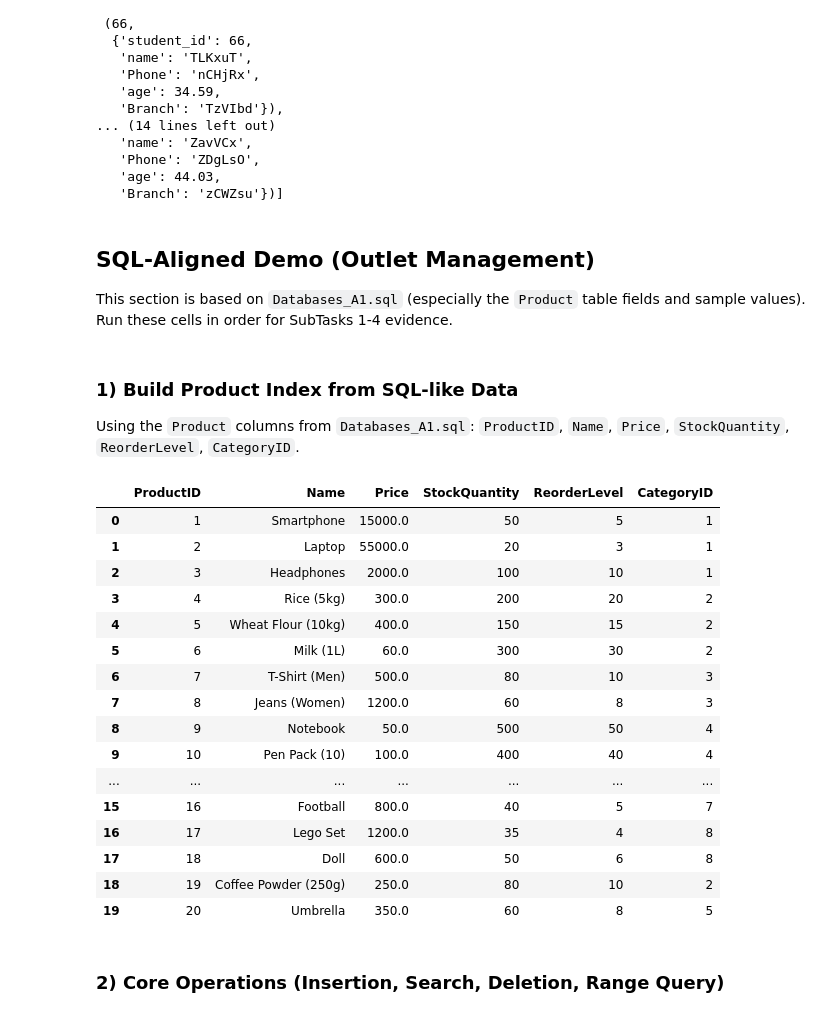
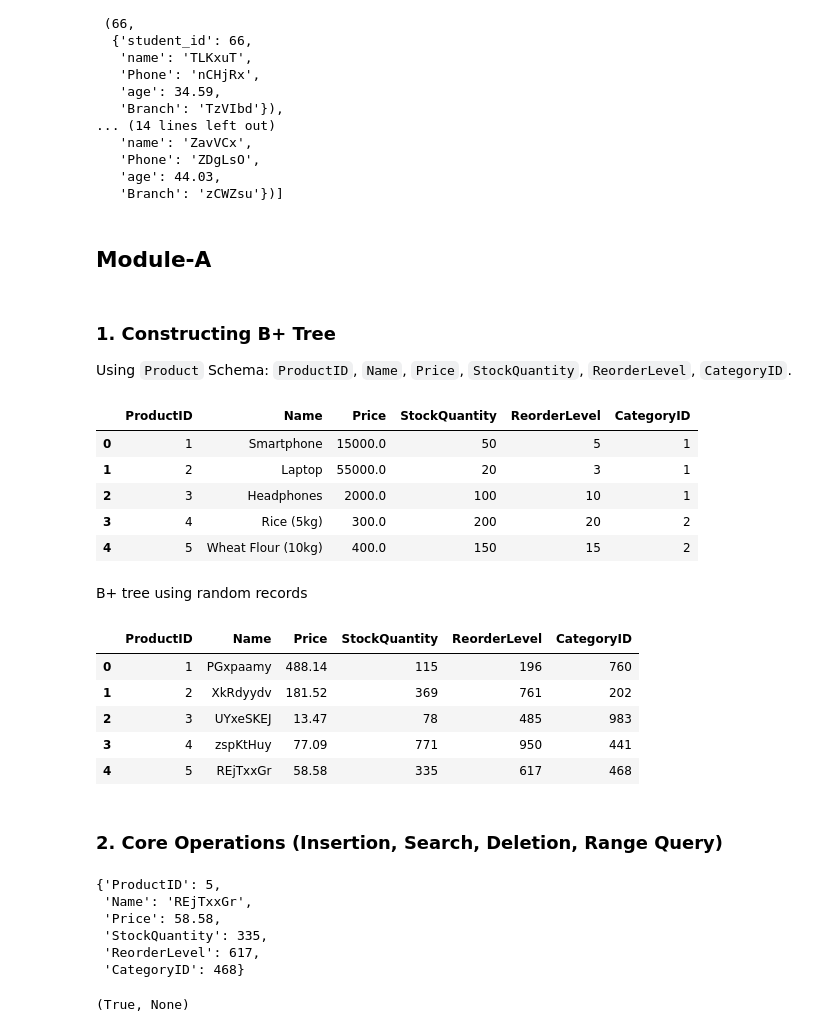
Before and after one commit to OgiboyinaAkash/DB_A2, a Jupyter notebook: db_management_system/database/main.ipynb, the cells around one changed output. Saved outputs shown, nothing was run; the diff lists cells and outputs as text; code cells hidden in the pictures.

```diff
--- a/db_management_system/database/main.ipynb
+++ b/db_management_system/database/main.ipynb
@@ -151,7 +151,5 @@ table_stu.range_query(63, 70)
    'age': 44.03,
    'Branch': 'zCWZsu'})]
 # %% [markdown]
-## SQL-Aligned Demo (Outlet Management)
-This section is based on `Databases_A1.sql` (especially the `Product` table fields and sample values).
-Run these cells in order for SubTasks 1-4 evidence.
+## Module-A
 # %%
@@ -160,51 +159,33 @@ from performance_analyzer import PerformanceAnalyzer
 from IPython.display import SVG, display
 import pandas as pd
 # %% [markdown]
-### 1) Build Product Index from SQL-like Data
-Using the `Product` columns from `Databases_A1.sql`: `ProductID`, `Name`, `Price`, `StockQuantity`, `ReorderLevel`, `CategoryID`.
+### 1. Constructing B+ Tree
+Using `Product` Schema: `ProductID`, `Name`, `Price`, `StockQuantity`, `ReorderLevel`, `CategoryID`.
 # %%
 product_tree = BPlusTree(order=6)
 product_records = [
     (1, {'ProductID': 1, 'Name': 'Smartphone', 'Price': 15000.00, 'StockQuantity': 50, 'ReorderLevel': 5, 'CategoryID': 1}),
     (2, {'ProductID': 2, 'Name': 'Laptop', 'Price': 55000.00, 'StockQuantity': 20, 'ReorderLevel': 3, 'CategoryID': 1}),
     (3, {'ProductID': 3, 'Name': 'Headphones', 'Price': 2000.00, 'StockQuantity': 100, 'ReorderLevel': 10, 'CategoryID': 1}),
     (4, {'ProductID': 4, 'Name': 'Rice (5kg)', 'Price': 300.00, 'StockQuantity': 200, 'ReorderLevel': 20, 'CategoryID': 2}),
     (5, {'ProductID': 5, 'Name': 'Wheat Flour (10kg)', 'Price': 400.00, 'StockQuantity': 150, 'ReorderLevel': 15, 'CategoryID': 2}),
     (6, {'ProductID': 6, 'Name': 'Milk (1L)', 'Price': 60.00, 'StockQuantity': 300, 'ReorderLevel': 30, 'CategoryID': 2}),
     (7, {'ProductID': 7, 'Name': 'T-Shirt (Men)', 'Price': 500.00, 'StockQuantity': 80, 'ReorderLevel': 10, 'CategoryID': 3}),
     (8, {'ProductID': 8, 'Name': 'Jeans (Women)', 'Price': 1200.00, 'StockQuantity': 60, 'ReorderLevel': 8, 'CategoryID': 3}),
     (9, {'ProductID': 9, 'Name': 'Notebook', 'Price': 50.00, 'StockQuantity': 500, 'ReorderLevel': 50, 'CategoryID': 4}),
     (10, {'ProductID': 10, 'Name': 'Pen Pack (10)', 'Price': 100.00, 'StockQuantity': 400, 'ReorderLevel': 40, 'CategoryID': 4}),
-    (11, {'ProductID': 11, 'Name': 'Non-stick Pan', 'Price': 800.00, 'StockQuantity': 40, 'ReorderLevel': 5, 'CategoryID': 5}),
-    (12, {'ProductID': 12, 'Name': 'Bedsheet', 'Price': 1500.00, 'StockQuantity': 30, 'ReorderLevel': 4, 'CategoryID': 5}),
-    (13, {'ProductID': 13, 'Name': 'Shampoo (200ml)', 'Price': 180.00, 'StockQuantity': 120, 'ReorderLevel': 15, 'CategoryID': 6}),
-    (14, {'ProductID': 14, 'Name': 'Soap (pack of 3)', 'Price': 90.00, 'StockQuantity': 200, 'ReorderLevel': 20, 'CategoryID': 6}),
-    (15, {'ProductID': 15, 'Name': 'Cricket Bat', 'Price': 2500.00, 'StockQuantity': 25, 'ReorderLevel': 3, 'CategoryID': 7}),
-    (16, {'ProductID': 16, 'Name': 'Football', 'Price': 800.00, 'StockQuantity': 40, 'ReorderLevel': 5, 'CategoryID': 7}),
-    (17, {'ProductID': 17, 'Name': 'Lego Set', 'Price': 1200.00, 'StockQuantity': 35, 'ReorderLevel': 4, 'CategoryID': 8}),
-    (18, {'ProductID': 18, 'Name': 'Doll', 'Price': 600.00, 'StockQuantity': 50, 'ReorderLevel': 6, 'CategoryID': 8}),
-    (19, {'ProductID': 19, 'Name': 'Coffee Powder (250g)', 'Price': 250.00, 'StockQuantity': 80, 'ReorderLevel': 10, 'CategoryID': 2}),
-    (20, {'ProductID': 20, 'Name': 'Umbrella', 'Price': 350.00, 'StockQuantity': 60, 'ReorderLevel': 8, 'CategoryID': 5}),
 ]
 for key, value in product_records:
     product_tree.insert(key, value)
 
-pd.DataFrame([value for _, value in product_tree.get_all()])
+df=pd.DataFrame([value for _, value in product_tree.get_all()])
+df.head(5)
 # %% [output]
 |  | ProductID | Name | Price | StockQuantity | ReorderLevel | CategoryID |
 | 0 | 1 | Smartphone | 15000.0 | 50 | 5 | 1 |
 | 1 | 2 | Laptop | 55000.0 | 20 | 3 | 1 |
 | 2 | 3 | Headphones | 2000.0 | 100 | 10 | 1 |
 | 3 | 4 | Rice (5kg) | 300.0 | 200 | 20 | 2 |
 | 4 | 5 | Wheat Flour (10kg) | 400.0 | 150 | 15 | 2 |
-| 5 | 6 | Milk (1L) | 60.0 | 300 | 30 | 2 |
-| 6 | 7 | T-Shirt (Men) | 500.0 | 80 | 10 | 3 |
-| 7 | 8 | Jeans (Women) | 1200.0 | 60 | 8 | 3 |
-| 8 | 9 | Notebook | 50.0 | 500 | 50 | 4 |
-| 9 | 10 | Pen Pack (10) | 100.0 | 400 | 40 | 4 |
-| ... | ... | ... | ... | ... | ... | ... |
-| 15 | 16 | Football | 800.0 | 40 | 5 | 7 |
-| 16 | 17 | Lego Set | 1200.0 | 35 | 4 | 8 |
-| 17 | 18 | Doll | 600.0 | 50 | 6 | 8 |
-| 18 | 19 | Coffee Powder (250g) | 250.0 | 80 | 10 | 2 |
-| 19 | 20 | Umbrella | 350.0 | 60 | 8 | 5 |
+# %% [markdown]
+B+ tree using random records
@@ -211,5 +217,32 @@ pd.DataFrame([value for _, value in product_tree.get_all()])
+# %%
+schema = {
+    'ProductID': int,
+    'Name': str,
+    'Price': float,
+    'StockQuantity': int,
+    'ReorderLevel': int,
+    'CategoryID': int
+}
+
+product_tree = BPlusTree(order=6)
+
+records = random_record_generator(schema, 20)
+
+for record in records:
+    product_tree.insert(record['ProductID'], record)
+
+df = pd.DataFrame([value for _, value in product_tree.get_all()])
+df.style.hide(axis="index")
+df.head(5)
+# %% [output]
+|  | ProductID | Name | Price | StockQuantity | ReorderLevel | CategoryID |
+| 0 | 1 | PGxpaamy | 488.14 | 115 | 196 | 760 |
+| 1 | 2 | XkRdyydv | 181.52 | 369 | 761 | 202 |
+| 2 | 3 | UYxeSKEJ | 13.47 | 78 | 485 | 983 |
+| 3 | 4 | zspKtHuy | 77.09 | 771 | 950 | 441 |
+| 4 | 5 | REjTxxGr | 58.58 | 335 | 617 | 468 |
 # %% [markdown]
-### 2) Core Operations (Insertion, Search, Deletion, Range Query)
+### 2. Core Operations (Insertion, Search, Deletion, Range Query)
 # %%
 # Insert a new product
 new_product = {
@@ -223,10 +256,21 @@ new_product = {
 product_tree.insert(new_product['ProductID'], new_product)
 # %%
 # Search
-search_result = product_tree.search(14)
+search_result = product_tree.search(5)
+search_result
+# %% [output]
+{'ProductID': 5,
+ 'Name': 'REjTxxGr',
+ 'Price': 58.58,
+ 'StockQuantity': 335,
+ 'ReorderLevel': 617,
+ 'CategoryID': 468}
 # %%
 # Delete and verify
 deleted = product_tree.delete(6)
 after_delete = product_tree.search(6)
+deleted, after_delete
+# %% [output]
+(True, None)
 # %%
 # Range query (ProductID 3 to 10)
```
Also changed, not shown: parts of 8 cells of this notebook.
